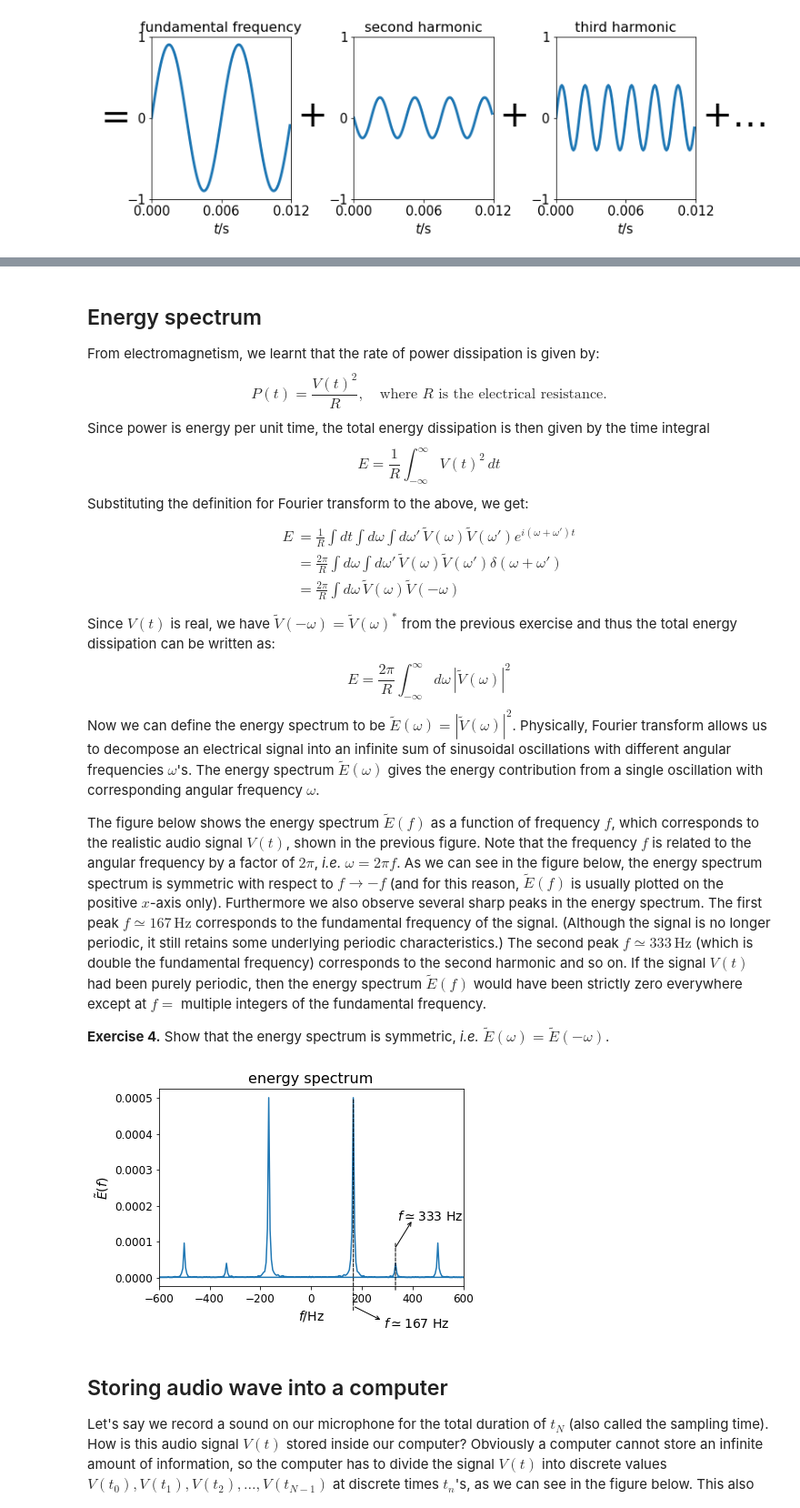
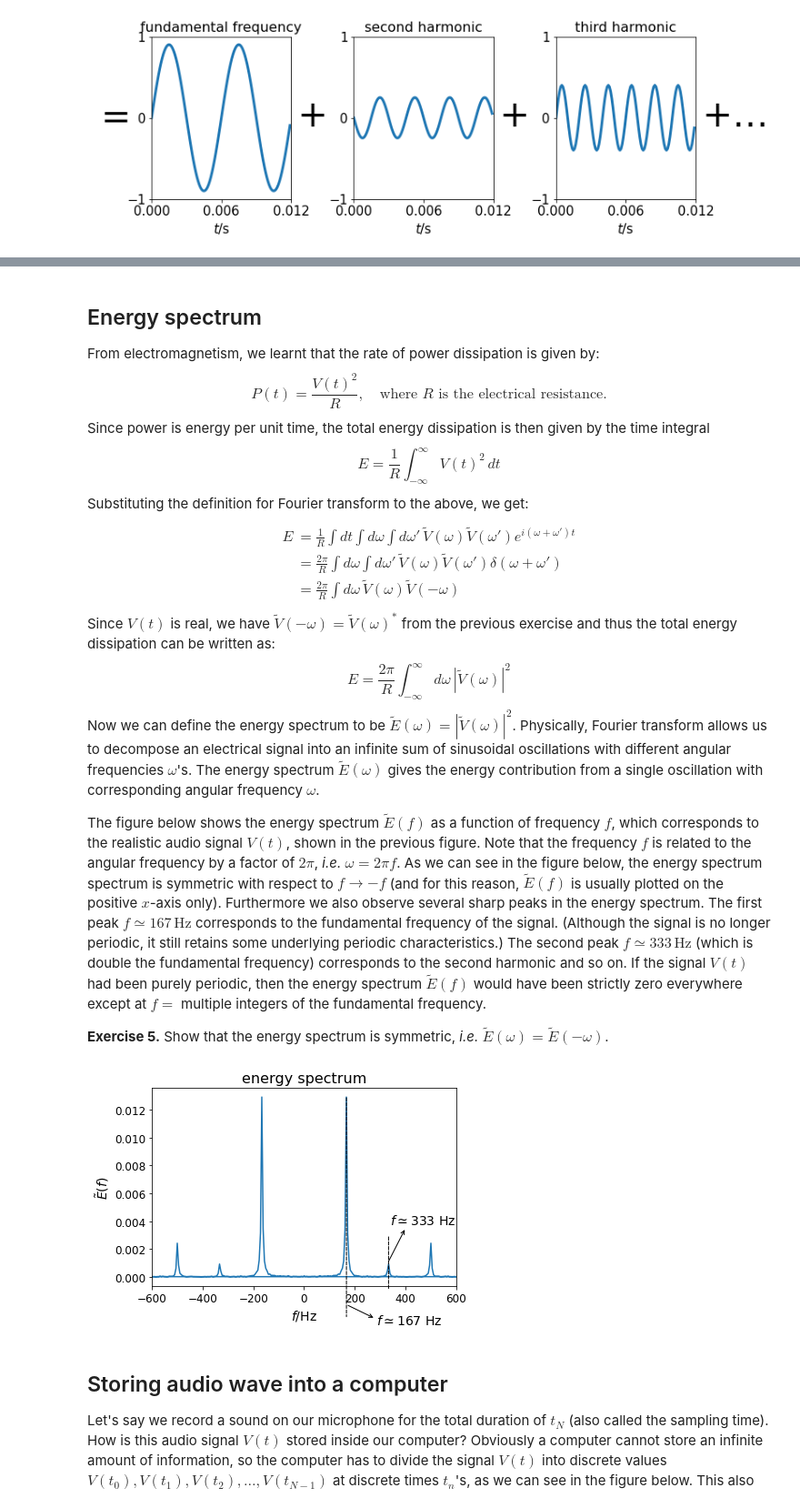
Before and after one commit to elsentjhung/sound-wave-analyser, a Jupyter notebook: sound_analyser.ipynb, the cells around one changed output, grey strips where cells are left out. Shown at 91% size. Cells and saved outputs as stored; diff of their text form; code cells hidden in the pictures.

```diff
--- a/sound_analyser.ipynb
+++ b/sound_analyser.ipynb
@@ -437,46 +439,46 @@ The first peak $f\simeq167\,\text{Hz}$ corresponds to the fundamental frequency
 The second peak $f\simeq333\,\text{Hz}$ (which is double the fundamental frequency) corresponds to the second harmonic and so on.
 If the signal $V(t)$ had been purely periodic, then the energy spectrum $\tilde{E}(f)$ would have been strictly zero everywhere except at $f=$ multiple integers of the fundamental frequency.
 
-__Exercise 4.__
+__Exercise 5.__
 Show that the energy spectrum is symmetric, _i.e._ $\tilde{E}(\omega)=\tilde{E}(-\omega)$.
 # %%
 N = np.shape(V)[0]
 f = 1/(N*dt)*np.concatenate((np.arange(0, N/2, 1), np.arange(-N/2, 0, 1)))
 
-Vtilde = np.fft.fft(V)*dt # Fourier transform of V(t), Vtilde(omega)
+Vtilde = np.fft.fft(V, norm='forward') # Fourier transform of V(t), Vtilde(omega)
 
 fig, ax = plt.subplots(figsize=(6, 4))
 
 ax.set_title('energy spectrum', fontsize=16)
 ax.set_xlabel('$f/$Hz', fontsize=14)
 ax.set_ylabel('$\\tilde{E}(f)$', fontsize=14)
 ax.set_xlim(-600, 600)
 ax.tick_params(axis='both', which='major', labelsize=12)
 
 ax.plot(f, np.real(Vtilde*np.conjugate(Vtilde)))
 
-ax.annotate('', c='black', xy=(167,-0.0001), xytext=(167,0.0005),
+ax.annotate('', c='black', xy=(167,-0.003), xytext=(167,0.013),
             arrowprops=dict(edgecolor='black', facecolor='red', arrowstyle='-', linestyle='--'),
             annotation_clip=False)
 
-ax.annotate('', c='black', xy=(280,-0.00012), xytext=(167,-0.00008),
+ax.annotate('', c='black', xy=(280,-0.003), xytext=(167,-0.002),
             arrowprops=dict(edgecolor='black', facecolor='red', arrowstyle='->'),
             annotation_clip=False)
 
-ax.annotate('', c='black', xy=(333,-0.00004), xytext=(333,0.0001),
+ax.annotate('', c='black', xy=(333,-0.001), xytext=(333,0.003),
             arrowprops=dict(edgecolor='black', facecolor='red', arrowstyle='-', linestyle='--'),
             annotation_clip=False)
 
-ax.annotate('', c='black', xy=(400,0.00016), xytext=(330,0.00008),
+ax.annotate('', c='black', xy=(400,0.0035), xytext=(330,0.001),
             arrowprops=dict(edgecolor='black', facecolor='red', arrowstyle='->'),
             annotation_clip=False)
 
-ax.annotate('$f\simeq 167$ Hz', c='black', fontsize=14, xy=(285,-0.00014), annotation_clip=False)
-ax.annotate('$f\simeq 333$ Hz', c='black', fontsize=14, xy=(340,0.00016), annotation_clip=False)
+ax.annotate('$f\simeq 167$ Hz', c='black', fontsize=14, xy=(285,-0.0034), annotation_clip=False)
+ax.annotate('$f\simeq 333$ Hz', c='black', fontsize=14, xy=(340,0.0038), annotation_clip=False)
 
 plt.show()
 # %% [output]
-[figure, old version]
+[figure, new version]
 # %% [markdown]
 ## Storing audio wave into a computer
 
```
Also changed, not shown: parts of 22 cells of this notebook, 4 other files.
